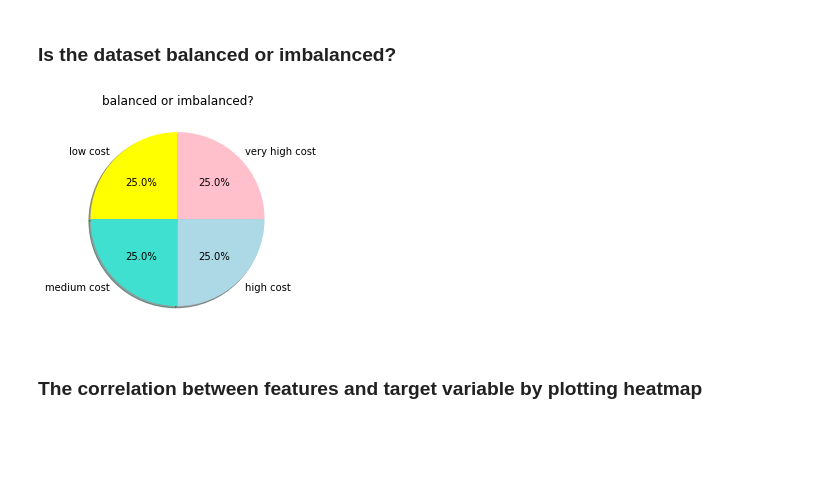
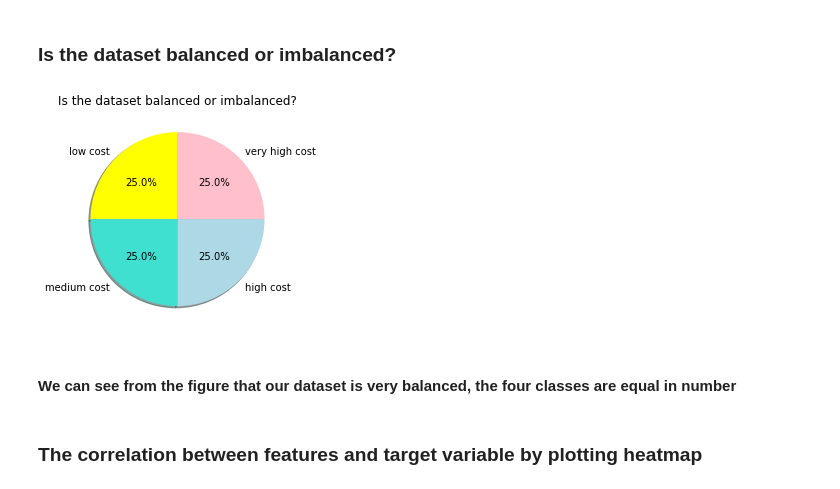
Before and after one commit to CKKKKKKKKK/Machine-Learning, a Jupyter notebook: Project/Project1/main.ipynb, the cells around one changed output. Saved outputs shown, nothing was run; the diff lists cells and outputs as text; code cells hidden in the pictures; blank space fills up the shorter version.

```diff
--- a/Project/Project1/main.ipynb
+++ b/Project/Project1/main.ipynb
@@ -95,13 +95,15 @@ data.describe()
 # %%
 labels = ["low cost", "medium cost", "high cost", "very high cost"]
 values = data['price_range'].value_counts().values
 colors = ['yellow','turquoise','lightblue', 'pink']
 fig1, ax1 = plt.subplots()
 ax1.pie(values, labels=labels, colors=colors, autopct='%1.1f%%', shadow=True, startangle=90)
-ax1.set_title('balanced or imbalanced?')
+ax1.set_title('Is the dataset balanced or imbalanced?')
 plt.show()
 # %% [output]
-[figure, old version]
+[figure, new version]
+# %% [markdown]
+#### We can see from the figure that our dataset is very balanced, the four classes are equal in number
 # %% [markdown]
 ### The correlation between features and target variable by plotting heatmap
 # %%
```
Also changed, not shown: parts of 53 cells of this notebook.
